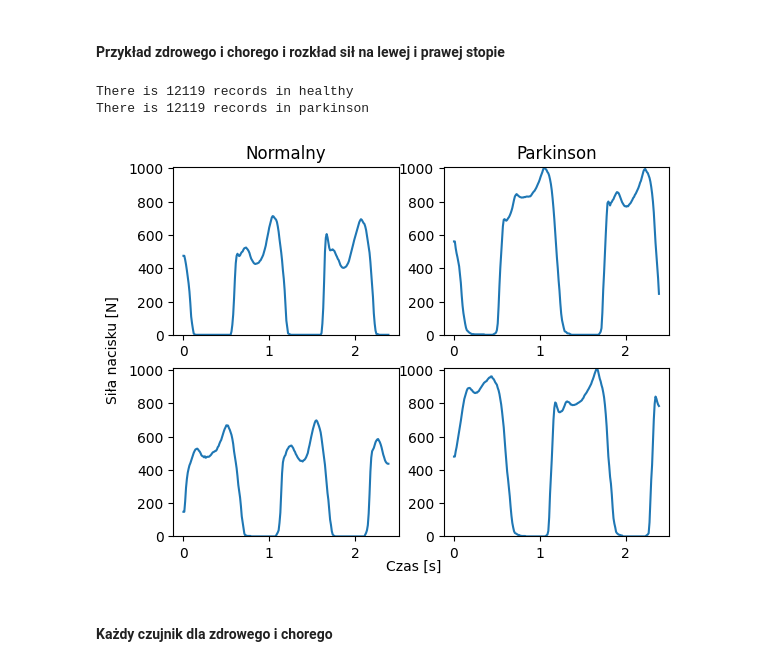
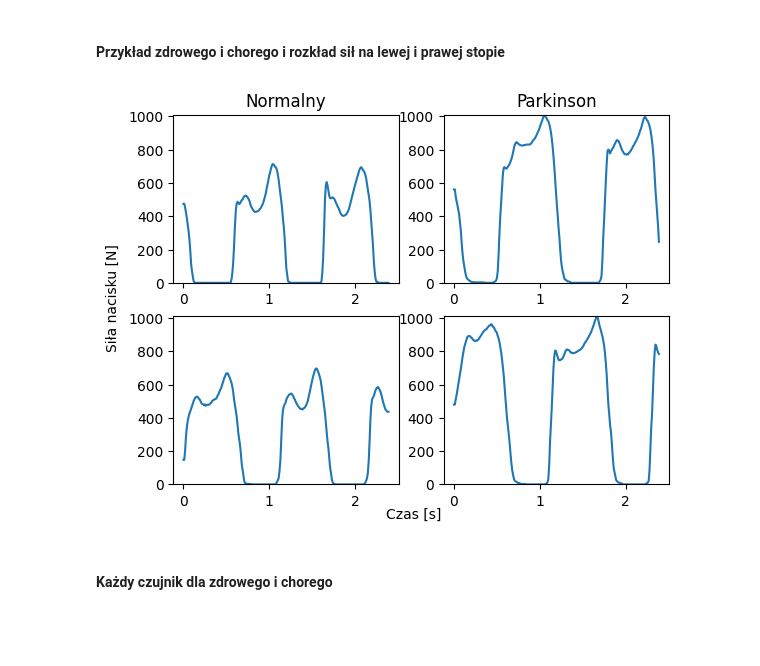
Before and after one commit to kaczmarekkacper/Parkinson-resnet, a Jupyter notebook: Parkinson.ipynb, the cells around one changed output. Cells and saved outputs as stored; diff of their text form; code cells hidden in the pictures; blank space fills up the shorter version.

```diff
--- a/Parkinson.ipynb
+++ b/Parkinson.ipynb
@@ -48,52 +25,20 @@ for filename in filenames:
 ### Prezentacja danych
 # %% [markdown]
 #### Przykład zdrowego i chorego i rozkład sił na lewej i prawej stopie
-# %%
-import matplotlib.pyplot as plt
-healthy_patient_id = "GaCo16"
-parkinson_patient_id = "GaPt26"
-sample_number = 240
-
-healthy_record = records[healthy_patient_id]["data1"]
-parkinson_record = records[parkinson_patient_id]["data1"]
-
-print( f'There is {len(healthy_record)} records in healthy')
-x_healthy_left = healthy_record.Time.head(sample_number)
-y_healthy_left = healthy_record.Force_Left.head(sample_number)
-x_healthy_right = healthy_record.Time.head(sample_number)
-y_healthy_right = healthy_record.Force_Right.head(sample_number)
-
-print( f'There is {len(parkinson_record)} records in parkinson')
-x_parkinson_left = parkinson_record.Time.head(sample_number)
-y_parkinson_left = parkinson_record.Force_Left.head(sample_number)
-x_parkinson_right = parkinson_record.Time.head(sample_number)
-y_parkinson_right = parkinson_record.Force_Right.head(sample_number)
-
-y_lim_value = pd.concat([y_healthy_left, y_healthy_right, y_parkinson_left, y_parkinson_right]).max()
-
-fig, axs = plt.subplots(2, 2)
-healthy_plot_left = axs[0,0]
-healthy_plot_left.set_title('Normalny')
-healthy_plot_left.plot(x_healthy_left, y_healthy_left)
-healthy_plot_left.set_ylim(0, y_lim_value)
-parkinson_plot_left = axs[0,1]
-parkinson_plot_left.set_title('Parkinson')
-parkinson_plot_left.plot(x_parkinson_left, y_parkinson_left)
-parkinson_plot_left.set_ylim(0, y_lim_value)
-healthy_plot_right = axs[1,0]
-healthy_plot_right.plot(x_healthy_right, y_healthy_right)
-healthy_plot_right.set_ylim(0, y_lim_value)
-parkinson_plot_right = axs[1,1]
-parkinson_plot_right.plot(x_parkinson_right, y_parkinson_right)
-parkinson_plot_right.set_ylim(0, y_lim_value)
-fig.text(0.5, 0.04, 'Czas [s]', ha='center')
-fig.text(0.02, 0.5, 'Siła nacisku [N]', va='center', rotation='vertical')
-
-plt.savefig("plots/gait-comparison.pdf", format="pdf", bbox_inches="tight")
-# %% [output]
-There is 12119 records in healthy
-There is 12119 records in parkinson
-[figure, removed]
+# %%
+import matplotlib.pyplot as plt
+import utils
+
+healthy_patient_id = "GaCo16"
+parkinson_patient_id = "GaPt26"
+sample_number = 240
+
+healthy_record = records[healthy_patient_id]["data1"]
+parkinson_record = records[parkinson_patient_id]["data1"]
+
+utils.createComparisonPlot(healthy_record, parkinson_record, sample_number)
+# %% [output]
+[figure, added]
 # %% [markdown]
 #### Każdy czujnik dla zdrowego i chorego
 # %%
```
Also changed, not shown: parts of 7 cells of this notebook, 2 other files.
